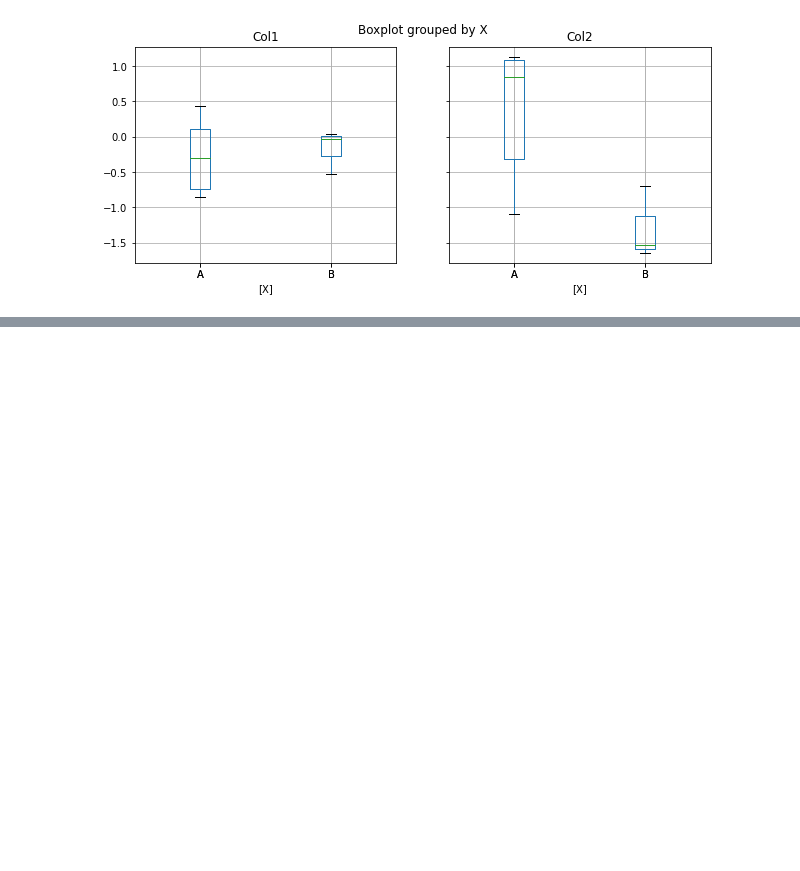
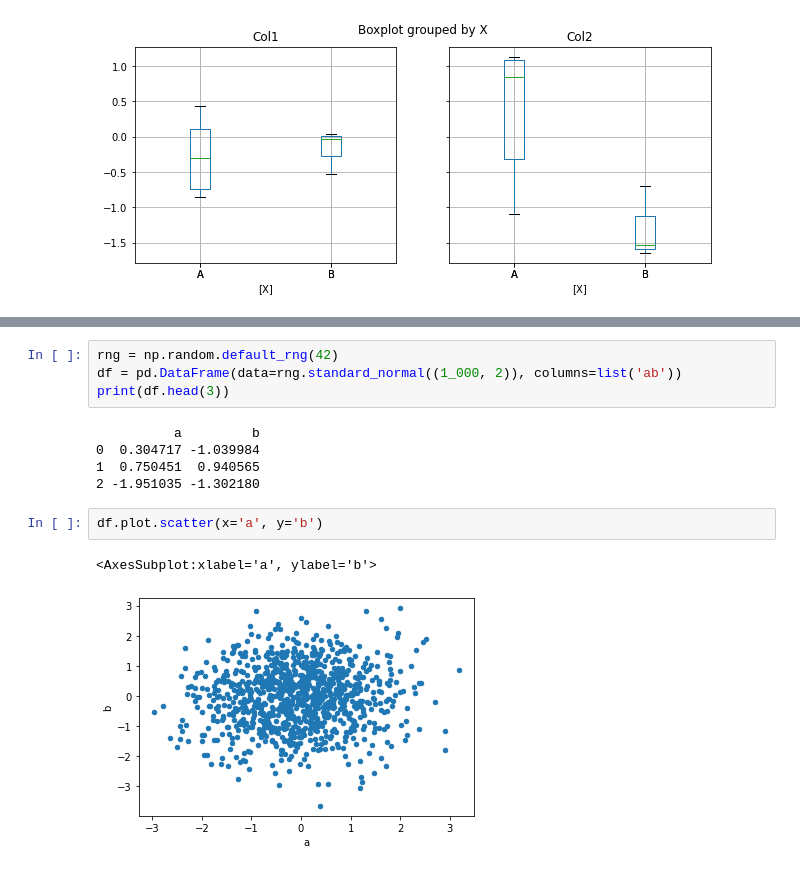
Before and after one commit to luiul/tsa, a Jupyter notebook: course-nb/02-pandas.ipynb, the cells around one changed output, grey strips where cells are left out. Cells and saved outputs as stored; diff of their text form; blank space fills up the shorter version.

```diff
--- a/course-nb/02-pandas.ipynb
+++ b/course-nb/02-pandas.ipynb
@@ -490,0 +503,14 @@ boxplot = df.boxplot(by='X', figsize=(10, 4))
+# %%
+rng = np.random.default_rng(42)
+df = pd.DataFrame(data=rng.standard_normal((1_000, 2)), columns=list('ab'))
+print(df.head(3))
+# %% [output]
+          a         b
+0  0.304717 -1.039984
+1  0.750451  0.940565
+2 -1.951035 -1.302180
+# %%
+df.plot.scatter(x='a', y='b')
+# %% [output]
+<AxesSubplot:xlabel='a', ylabel='b'>
+[figure, added]
```
Also changed, not shown: parts of 10 cells of this notebook, 2 other files.
